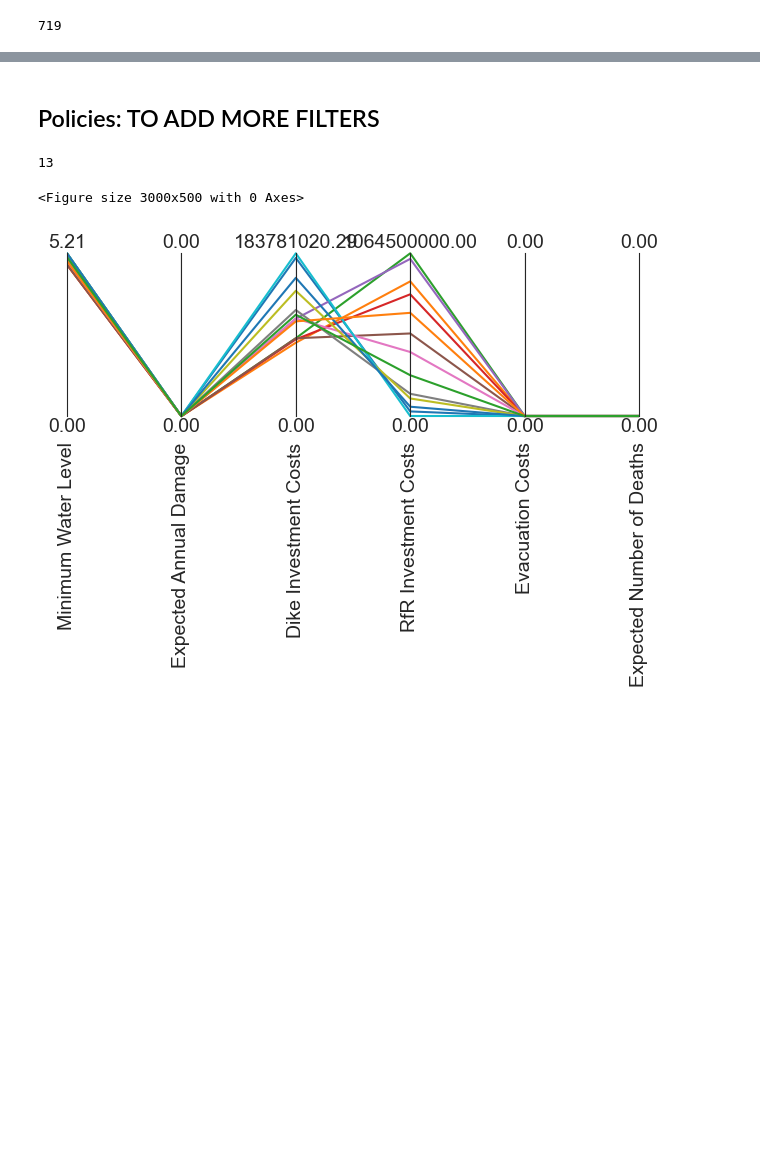
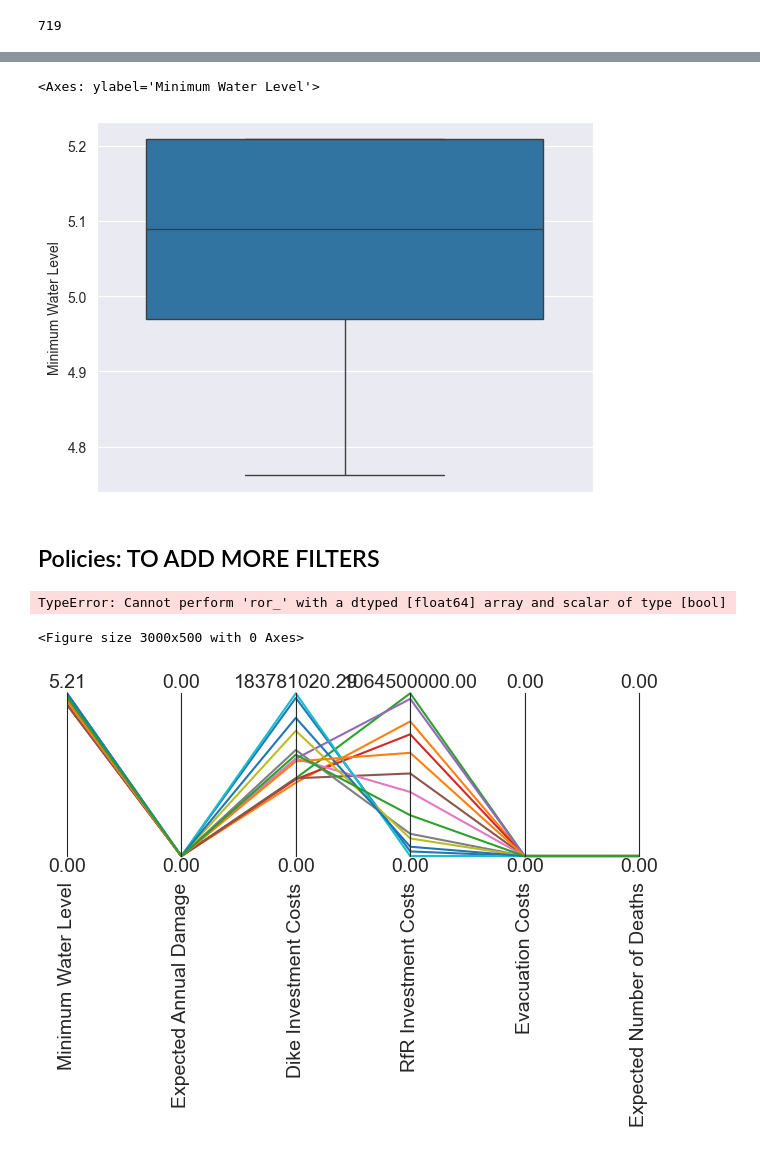
Before and after one commit to daniela1998/MBDM-Group-1, a Jupyter notebook: MORDM Analysis.ipynb, the cells around one changed output, grey strips where cells are left out. Drawn from its saved outputs; the diff is of its cells as text; code cells hidden in the pictures; blank space fills up the shorter version.

```diff
--- a/MORDM Analysis.ipynb
+++ b/MORDM Analysis.ipynb
@@ -128,13 +157,18 @@ merged_results.columns = original_parameter_names
+# %%
+sns.boxplot(merged_results['Minimum Water Level'])
+# %% [output]
+<Axes: ylabel='Minimum Water Level'>
+[figure, added]
 # %% [markdown]
 ## Policies: TO ADD MORE FILTERS
 # %%
 # Further filter results based on a threshold for total costs
-results_filter = merged_results[merged_results['Expected Number of Deaths']==0]
+results_filter = merged_results[merged_results['Expected Number of Deaths']> mean_deaths | merged_results['Expected Annual Damage']> mean_damage  ]
 results_filter.to_excel('Results Filter.xlsx')
 policies_ = results_filter
 len(policies_)
 # %% [output]
-13
+TypeError: Cannot perform 'ror_' with a dtyped [float64] array and scalar of type [bool]
 # %%
 from ema_workbench.analysis import parcoords
 
```
Also changed, not shown: parts of 5 cells of this notebook.
